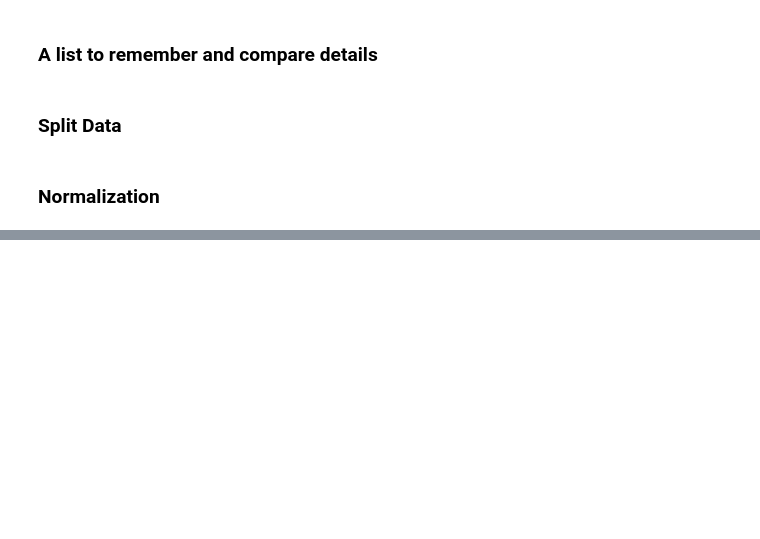
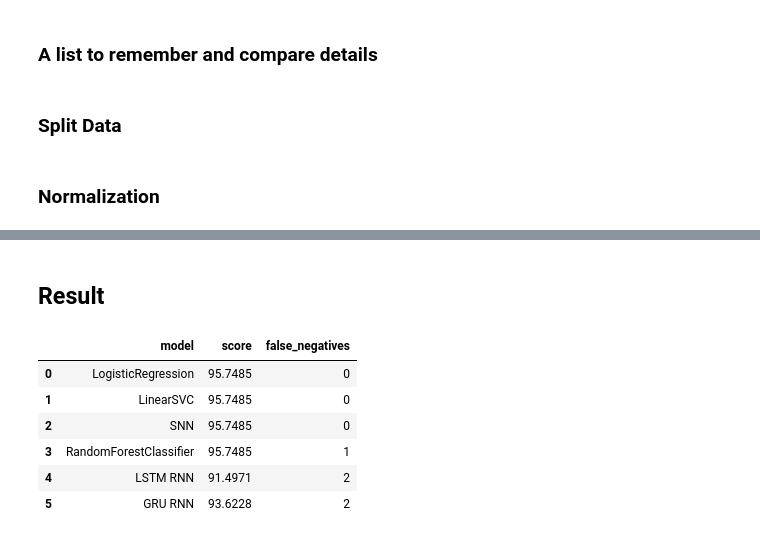
Before and after one commit to amyrmahdy/pets, a Jupyter notebook: AI/classification/oasis_brain_project/brain_mri_v2.ipynb, the cells around one changed output, grey strips where cells are left out. Cells and saved outputs as stored; diff of their text form; code cells hidden in the pictures; blank space fills up the shorter version.

```diff
--- a/AI/classification/oasis_brain_project/brain_mri_v2.ipynb
+++ b/AI/classification/oasis_brain_project/brain_mri_v2.ipynb
@@ -450,0 +523,14 @@ weighted avg       0.89      0.85      0.85        94
+# %% [markdown]
+## Result
+# %%
+models = pd.DataFrame(model_details, columns = ["model","score","false_negatives"])
+models = models.sort_values(["false_negatives"]).reset_index(drop = True)
+models
+# %% [output]
+|  | model | score | false_negatives |
+| 0 | LogisticRegression | 95.7485 | 0 |
+| 1 | LinearSVC | 95.7485 | 0 |
+| 2 | SNN | 95.7485 | 0 |
+| 3 | RandomForestClassifier | 95.7485 | 1 |
+| 4 | LSTM RNN | 91.4971 | 2 |
+| 5 | GRU RNN | 93.6228 | 2 |
```
Also changed, not shown: parts of 19 cells of this notebook, 3 other files.
